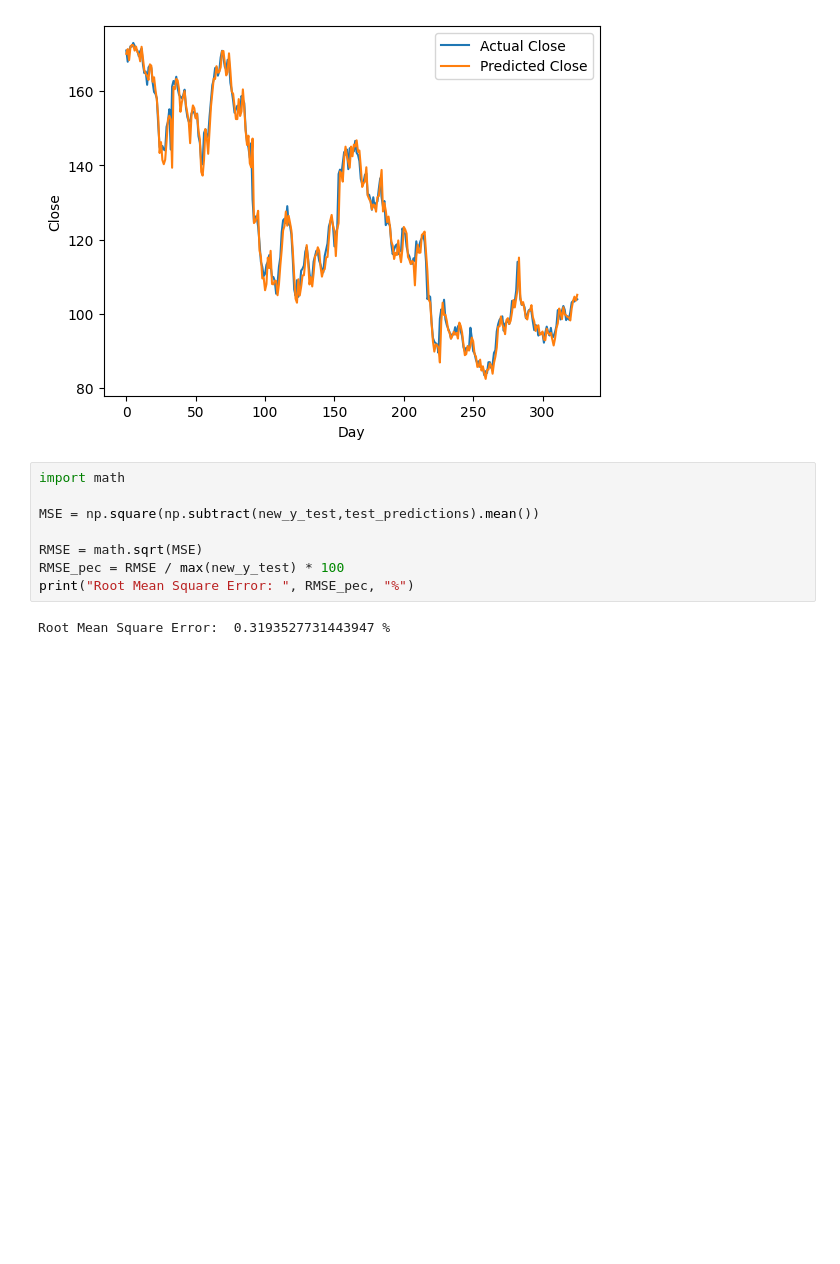
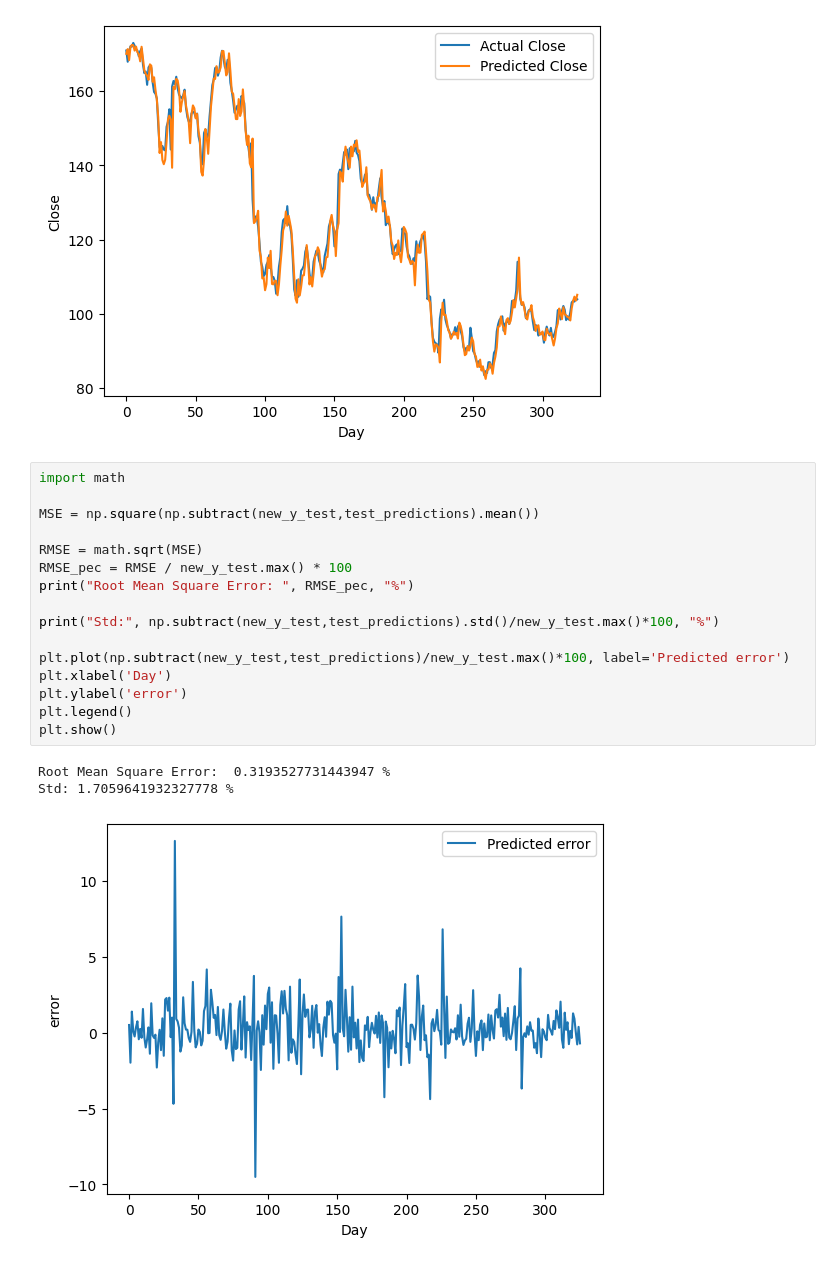
Before and after one commit to kruzel/algotrading, a Jupyter notebook: Low_high_forecasting.ipynb, the cells around one changed output. Drawn from its saved outputs; the diff is of its cells as text; blank space fills up the shorter version.

Commit message:
prediction error graph fix

```diff
--- a/Low_high_forecasting.ipynb
+++ b/Low_high_forecasting.ipynb
@@ -482,10 +482,20 @@ plt.show()
 # %%
 import math
 
 MSE = np.square(np.subtract(new_y_test,test_predictions).mean())
 
 RMSE = math.sqrt(MSE)
-RMSE_pec = RMSE / max(new_y_test) * 100
+RMSE_pec = RMSE / new_y_test.max() * 100
 print("Root Mean Square Error: ", RMSE_pec, "%")
+
+print("Std:", np.subtract(new_y_test,test_predictions).std()/new_y_test.max()*100, "%")
+
+plt.plot(np.subtract(new_y_test,test_predictions)/new_y_test.max()*100, label='Predicted error')
+plt.xlabel('Day')
+plt.ylabel('error')
+plt.legend()
+plt.show()
 # %% [output]
 Root Mean Square Error:  0.3193527731443947 %
+Std: 1.7059641932327778 %
+[figure, added]
```
Also changed, not shown: parts of 1 cell of this notebook.
